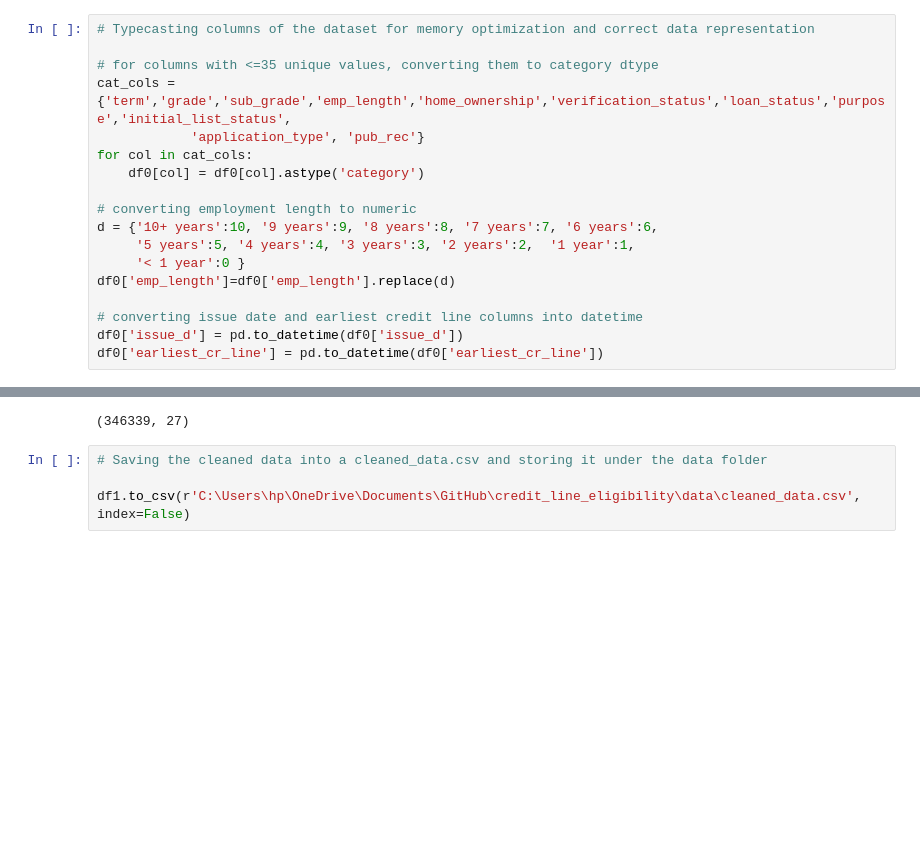
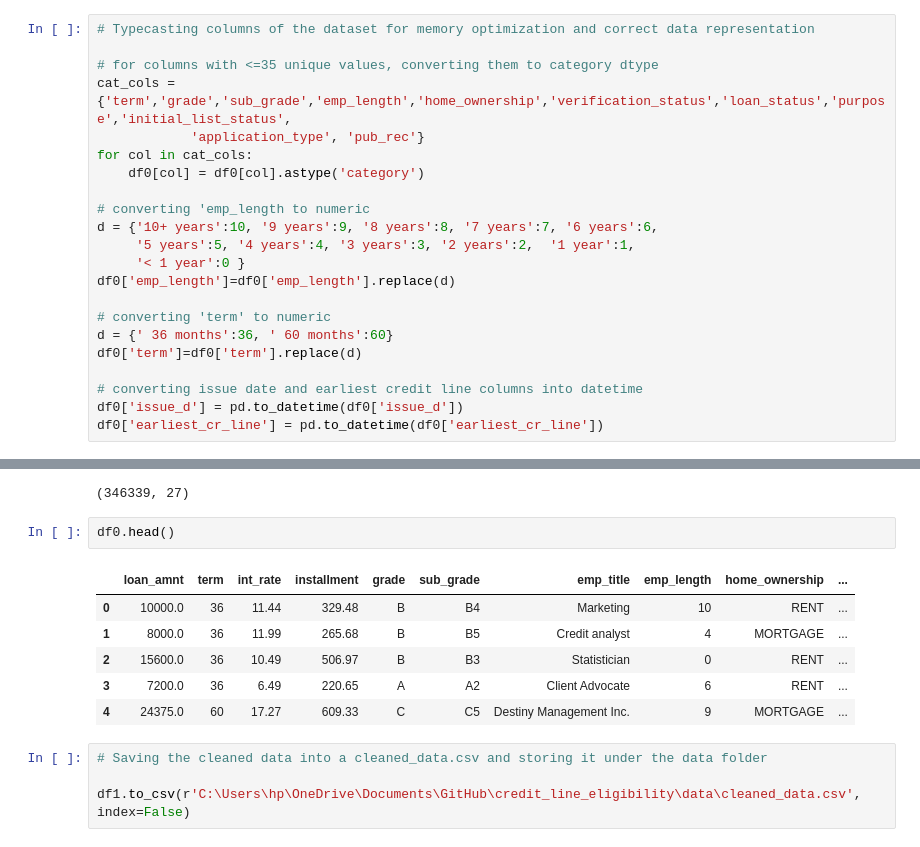
Before and after one commit to Nidhi-Pawar/credit_line_eligibility, a Jupyter notebook: notebooks/01_Data-cleaning.ipynb, the cells around one changed output, grey strips where cells are left out. Saved outputs shown, nothing was run; the diff lists cells and outputs as text; blank space fills up the shorter version.

```diff
--- a/notebooks/01_Data-cleaning.ipynb
+++ b/notebooks/01_Data-cleaning.ipynb
@@ -184,12 +197,16 @@ cat_cols = {'term','grade','sub_grade','emp_length','home_ownership','verificati
 for col in cat_cols:
     df0[col] = df0[col].astype('category')
 
-# converting employment length to numeric
+# converting 'emp_length to numeric
 d = {'10+ years':10, '9 years':9, '8 years':8, '7 years':7, '6 years':6,
      '5 years':5, '4 years':4, '3 years':3, '2 years':2,  '1 year':1,
      '< 1 year':0 }
 df0['emp_length']=df0['emp_length'].replace(d)
 
+# converting 'term' to numeric
+d = {' 36 months':36, ' 60 months':60}
+df0['term']=df0['term'].replace(d)
+
 # converting issue date and earliest credit line columns into datetime
 df0['issue_d'] = pd.to_datetime(df0['issue_d'])
 df0['earliest_cr_line'] = pd.to_datetime(df0['earliest_cr_line'])
@@ -423,6 +436,15 @@ df1.describe(include='number')
 df1.shape
 # %% [output]
 (346339, 27)
+# %%
+df0.head()
+# %% [output]
+|  | loan_amnt | term | int_rate | installment | grade | sub_grade | emp_title | emp_length | home_ownership | ... |
+| 0 | 10000.0 | 36 | 11.44 | 329.48 | B | B4 | Marketing | 10 | RENT | ... |
+| 1 | 8000.0 | 36 | 11.99 | 265.68 | B | B5 | Credit analyst | 4 | MORTGAGE | ... |
+| 2 | 15600.0 | 36 | 10.49 | 506.97 | B | B3 | Statistician | 0 | RENT | ... |
+| 3 | 7200.0 | 36 | 6.49 | 220.65 | A | A2 | Client Advocate | 6 | RENT | ... |
+| 4 | 24375.0 | 60 | 17.27 | 609.33 | C | C5 | Destiny Management Inc. | 9 | MORTGAGE | ... |
 # %%
 # Saving the cleaned data into a cleaned_data.csv and storing it under the data folder
 
```
Also changed, not shown: parts of 3 cells of this notebook, 2 other files.
